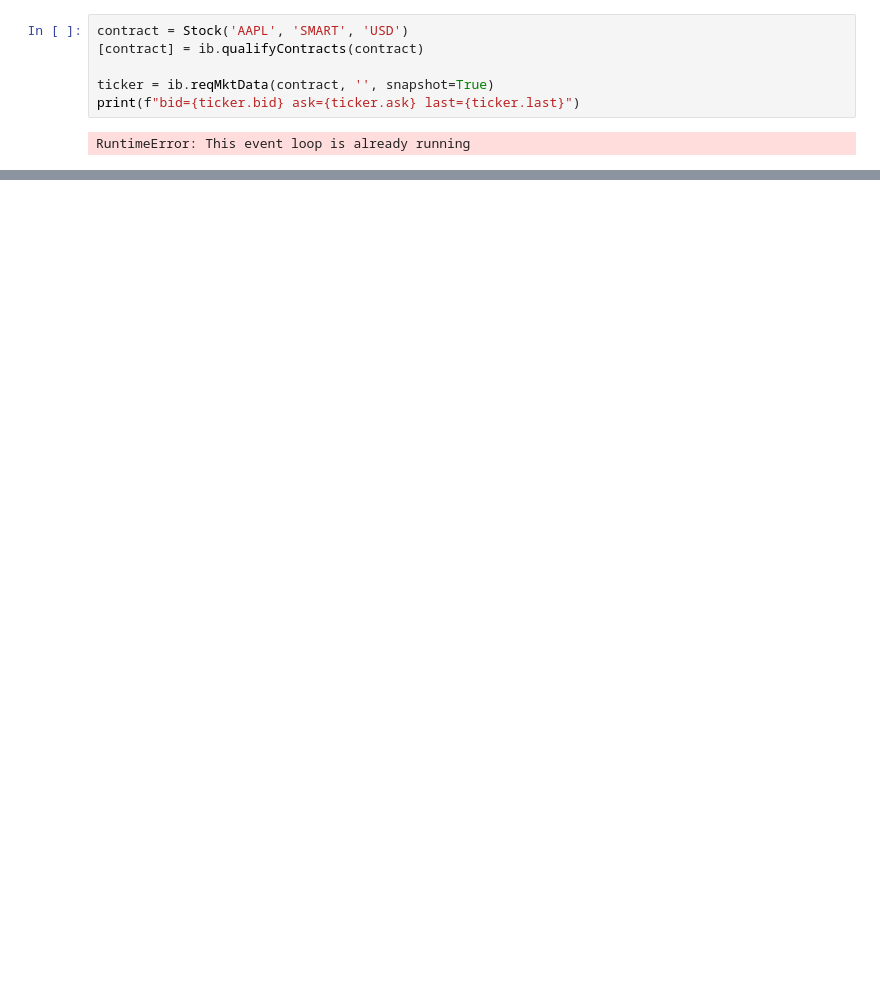
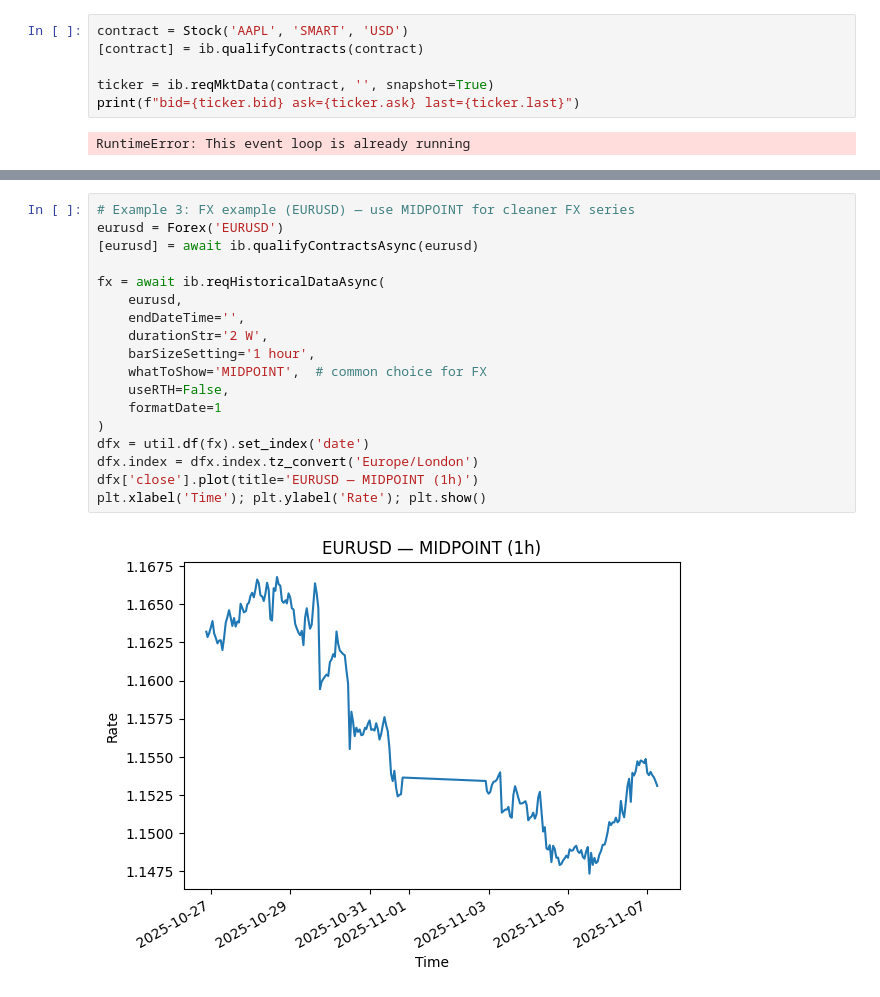
Before and after one commit to HoutanGh/my-trading-platform, a Jupyter notebook: notebooks/00_sandbox.ipynb, the cells around one changed output, grey strips where cells are left out. Saved outputs shown, nothing was run; the diff lists cells and outputs as text; blank space fills up the shorter version.

```diff
--- a/notebooks/00_sandbox.ipynb
+++ b/notebooks/00_sandbox.ipynb
@@ -49,0 +70,20 @@ RuntimeError: This event loop is already running
+# %%
+# Example 3: FX example (EURUSD) — use MIDPOINT for cleaner FX series
+eurusd = Forex('EURUSD')
+[eurusd] = await ib.qualifyContractsAsync(eurusd)
+
+fx = await ib.reqHistoricalDataAsync(
+    eurusd,
+    endDateTime='',
+    durationStr='2 W',
+    barSizeSetting='1 hour',
+    whatToShow='MIDPOINT',  # common choice for FX
+    useRTH=False,
+    formatDate=1
+)
+dfx = util.df(fx).set_index('date')
+dfx.index = dfx.index.tz_convert('Europe/London')
+dfx['close'].plot(title='EURUSD — MIDPOINT (1h)')
+plt.xlabel('Time'); plt.ylabel('Rate'); plt.show()
+# %% [output]
+[figure, added]
```
Also changed, not shown: parts of 6 cells of this notebook.
